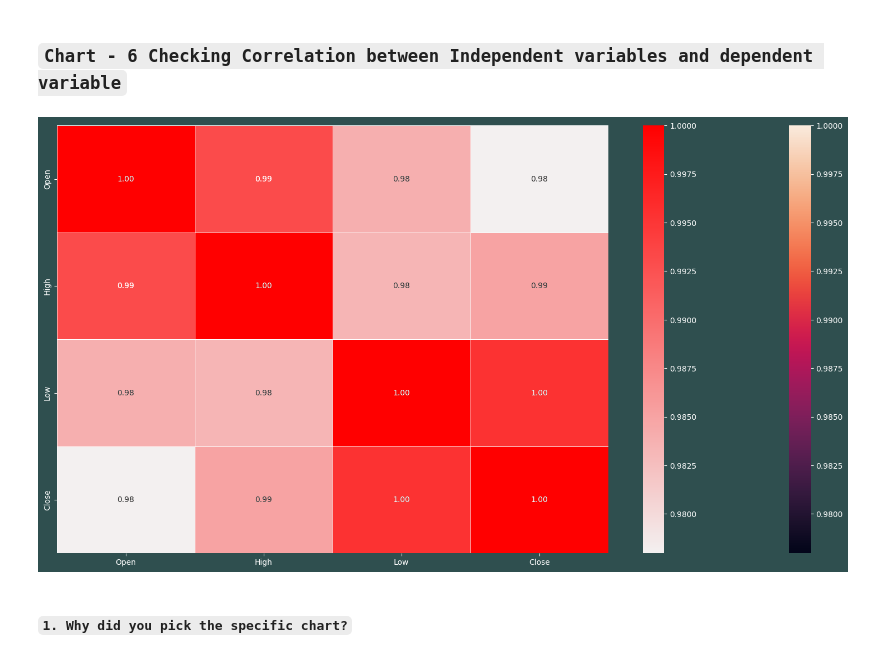
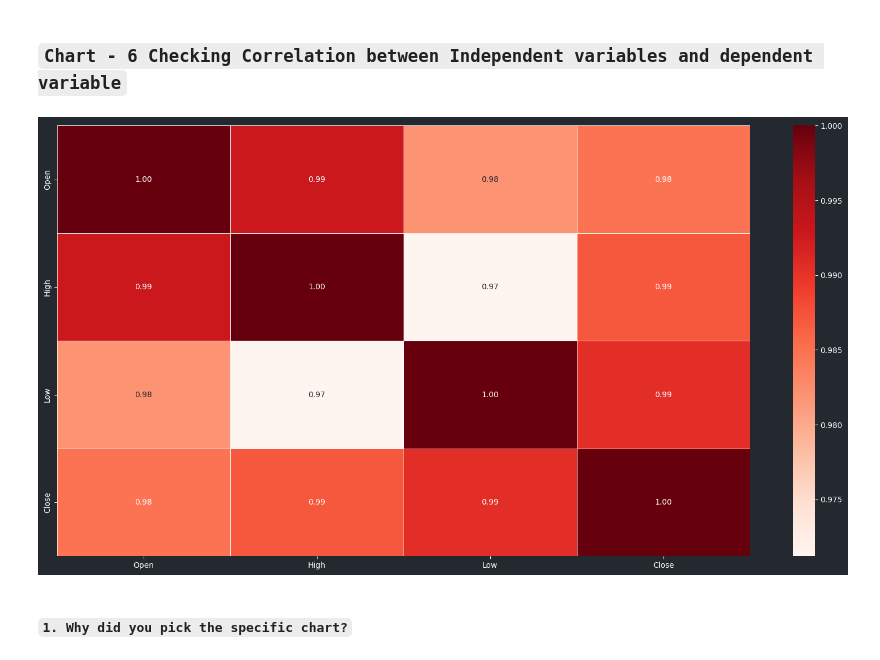
Before and after one commit to Rudraashish7/Capstone-Project-SupervisedML-Regression-Yes-Bank-Stock-Closing-Price-Prediction, a Jupyter notebook: Yes_Bank_Stock_Closing_Price_Prediction(Capstone_Project_Supervised_ML_Regression).ipynb, the cells around one changed output. Saved outputs shown, nothing was run; the diff lists cells and outputs as text; code cells hidden in the pictures.

```diff
--- a/Yes_Bank_Stock_Closing_Price_Prediction(Capstone_Project_Supervised_ML_Regression).ipynb
+++ b/Yes_Bank_Stock_Closing_Price_Prediction(Capstone_Project_Supervised_ML_Regression).ipynb
@@ -667,27 +684,34 @@ By recognizing and understanding the linear relationships between the independen
 # %% [markdown]
 ### `Chart - 6 Checking Correlation between Independent variables and dependent variable`
 # %%
-# This code creates a heatmap of the correlation matrix for the stock_df DataFrame.
+# Set the figure size
 plt.figure(figsize=(20, 10))
+
+# Calculate the correlation matrix
 correlation = stock_df.corr()
-sns.heatmap(abs(correlation), annot=True, linewidths=0.5, fmt='.2f')
+
+# Create the heatmap with Seaborn
+sns.heatmap(abs(correlation), annot=True, cmap='Reds', linewidths=0.5, fmt='.2f')
+
+# Set the background colors for the figure and axes
+plot_bgcolor = (36/255, 40/255, 47/255, 1)  # RGB values divided by 255, with alpha=1 for full opacity
+paper_bgcolor = (51/255, 56/255, 66/255, 1)
+
+plt.gcf().patch.set_facecolor(plot_bgcolor)  # Set the background color of the figure
+plt.gca().patch.set_facecolor(paper_bgcolor)  # Set the background color of the axes
 
 # Add a comment
 """
-This code creates a heatmap of the correlation matrix for the stock_df DataFrame.
+This code creates a heatmap of the correlation matrix for the stock_df DataFrame using Seaborn.
 The annot parameter adds the correlation coefficients to the cells of the heatmap.
 The cmap parameter sets the colormap for the heatmap.
 The linewidths parameter sets the width of the lines between the cells of the heatmap.
 The fmt parameter sets the format of the correlation coefficients in the cells of the heatmap.
 """
 
-# Change the color of the graph
-cmap = sns.light_palette('red', as_cmap=True)
-sns.heatmap(abs(correlation), annot=True, cmap=cmap, linewidths=0.5, fmt='.2f')
-
 plt.show()
 # %% [output]
-[figure, old version]
+[figure, new version]
 # %% [markdown]
 #### `1. Why did you pick the specific chart?`
 # %% [markdown]
```
Also changed, not shown: parts of 17 cells of this notebook.
